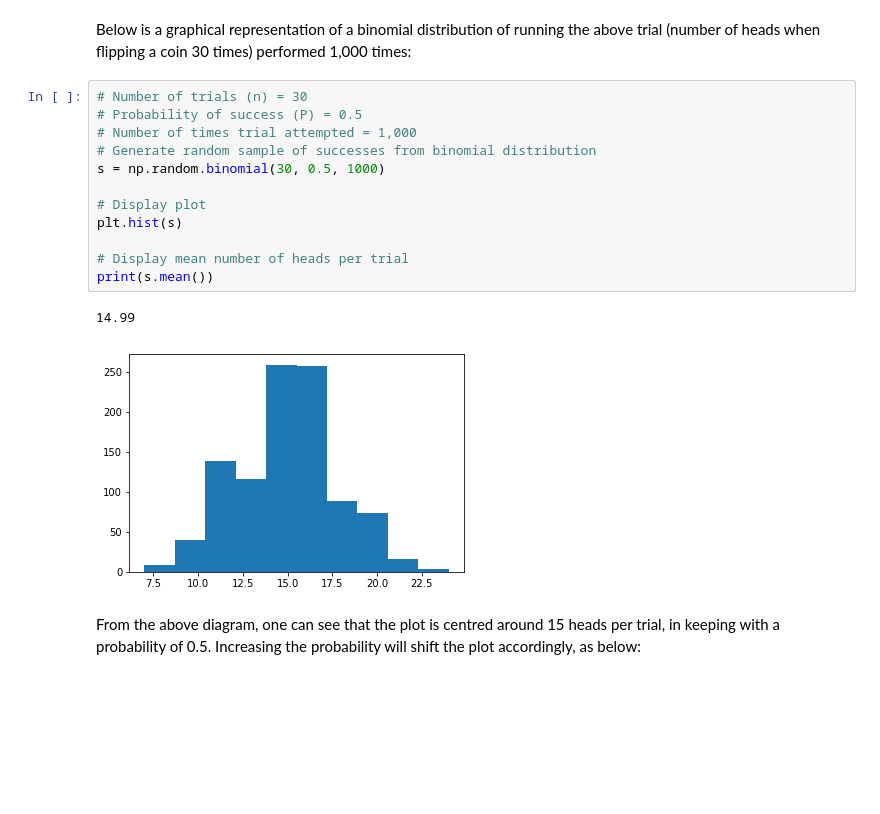
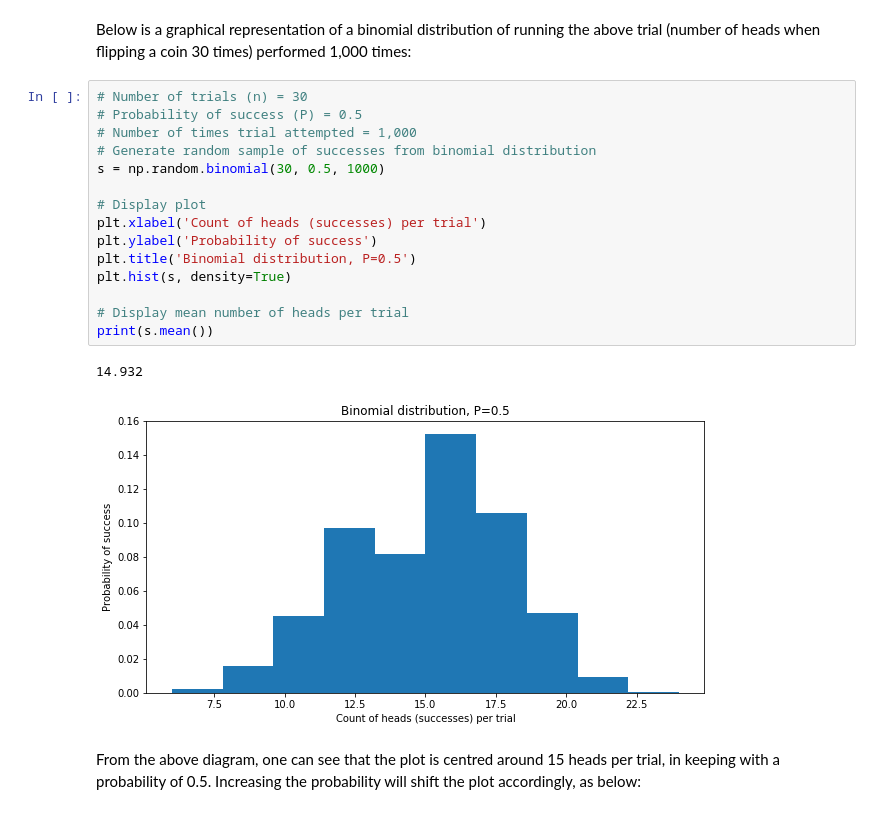
Before and after one commit to thomas-roux/programming-assignment, a Jupyter notebook: programming-assignment.ipynb, the cells around one changed output. Drawn from its saved outputs; the diff is of its cells as text; blank space fills up the shorter version.

Commit message:
Edited content and added plot labels and titles

```diff
--- a/programming-assignment.ipynb
+++ b/programming-assignment.ipynb
@@ -306,18 +321,21 @@ Below is a graphical representation of a binomial distribution of running the ab
 # %%
 # Number of trials (n) = 30
 # Probability of success (P) = 0.5
 # Number of times trial attempted = 1,000
 # Generate random sample of successes from binomial distribution
 s = np.random.binomial(30, 0.5, 1000)
 
 # Display plot
-plt.hist(s)
+plt.xlabel('Count of heads (successes) per trial')
+plt.ylabel('Probability of success')
+plt.title('Binomial distribution, P=0.5')
+plt.hist(s, density=True)
 
 # Display mean number of heads per trial
 print(s.mean())
 # %% [output]
-14.99
+14.932
-[figure, old version]
+[figure, new version]
 # %% [markdown]
 From the above diagram, one can see that the plot is centred around 15 heads per trial, in keeping with a probability of 0.5. Increasing the probability will shift the plot accordingly, as below:
 # %%
```
Also changed, not shown: parts of 59 cells of this notebook.
